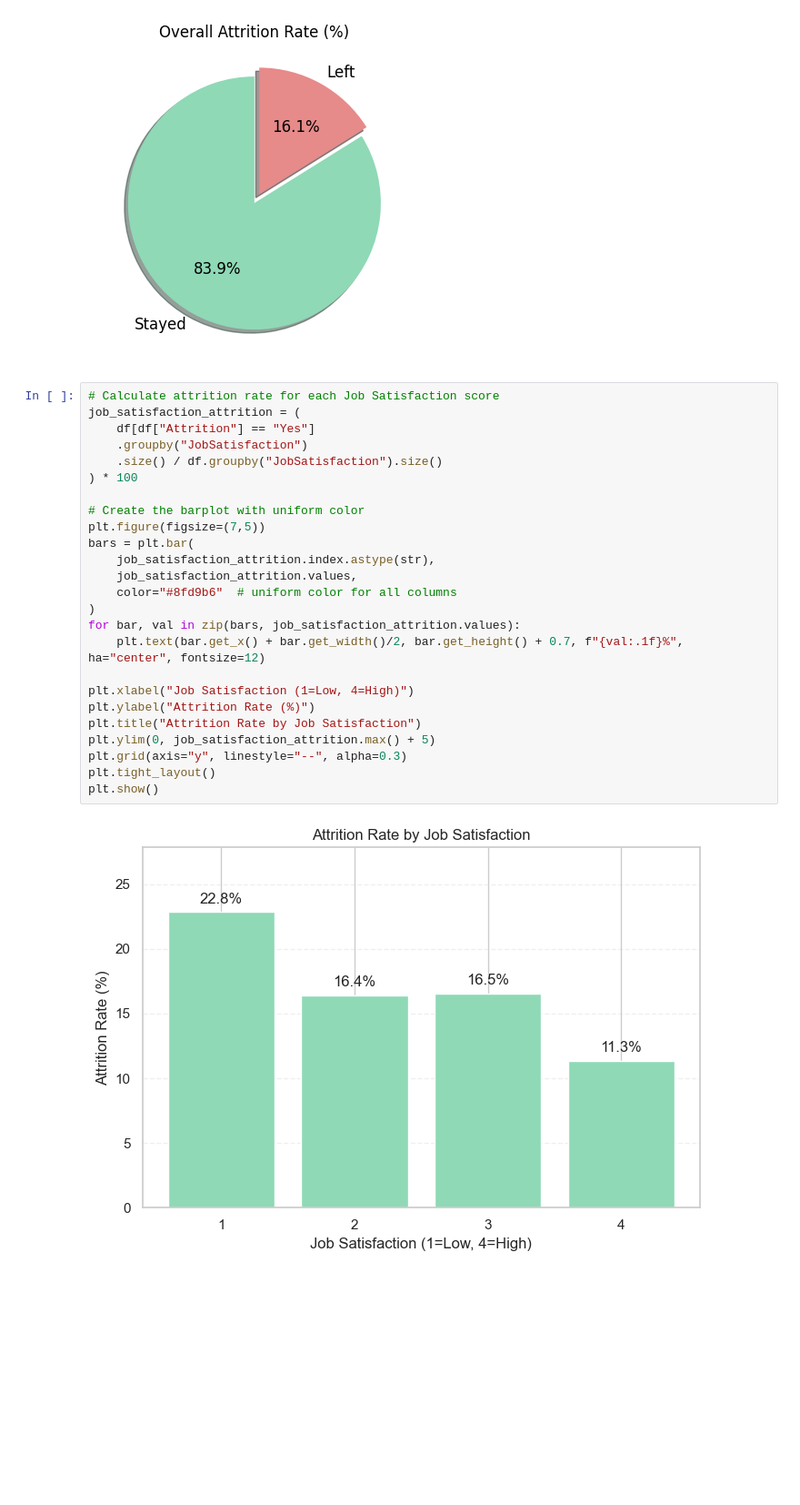
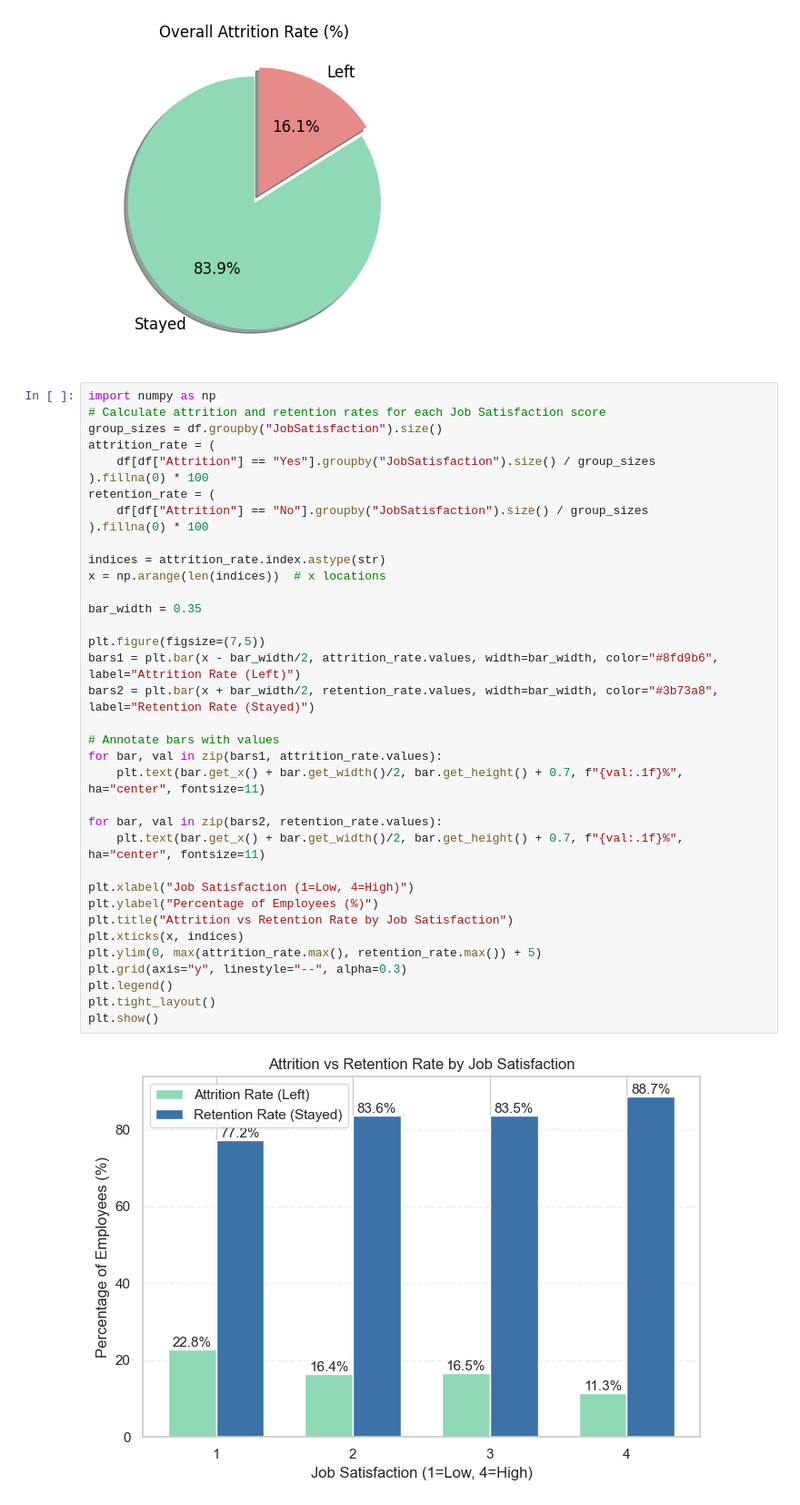
Before and after one commit to kerenberdugo/FINAL-PROJECT-17.11, a Jupyter notebook: HRDB_DATA.IPYNB, the cells around one changed output. Shown at 91% size. Saved outputs shown, nothing was run; the diff lists cells and outputs as text; blank space fills up the shorter version.

Commit message:
barplot visualization

```diff
--- a/HRDB_DATA.IPYNB
+++ b/HRDB_DATA.IPYNB
@@ -222,29 +222,40 @@ plt.show()
 [figure]
 [figure]
 # %%
-# Calculate attrition rate for each Job Satisfaction score
-job_satisfaction_attrition = (
-    df[df["Attrition"] == "Yes"]
-    .groupby("JobSatisfaction")
-    .size() / df.groupby("JobSatisfaction").size()
-) * 100
+import numpy as np
+# Calculate attrition and retention rates for each Job Satisfaction score
+group_sizes = df.groupby("JobSatisfaction").size()
+attrition_rate = (
+    df[df["Attrition"] == "Yes"].groupby("JobSatisfaction").size() / group_sizes
+).fillna(0) * 100
+retention_rate = (
+    df[df["Attrition"] == "No"].groupby("JobSatisfaction").size() / group_sizes
+).fillna(0) * 100
 
-# Create the barplot with uniform color
+indices = attrition_rate.index.astype(str)
+x = np.arange(len(indices))  # x locations
+
+bar_width = 0.35
+
 plt.figure(figsize=(7,5))
-bars = plt.bar(
-    job_satisfaction_attrition.index.astype(str),
-    job_satisfaction_attrition.values,
-    color="#8fd9b6"  # uniform color for all columns
-)
-for bar, val in zip(bars, job_satisfaction_attrition.values):
-    plt.text(bar.get_x() + bar.get_width()/2, bar.get_height() + 0.7, f"{val:.1f}%", ha="center", fontsize=12)
+bars1 = plt.bar(x - bar_width/2, attrition_rate.values, width=bar_width, color="#8fd9b6", label="Attrition Rate (Left)")
+bars2 = plt.bar(x + bar_width/2, retention_rate.values, width=bar_width, color="#3b73a8", label="Retention Rate (Stayed)")
+
+# Annotate bars with values
+for bar, val in zip(bars1, attrition_rate.values):
+    plt.text(bar.get_x() + bar.get_width()/2, bar.get_height() + 0.7, f"{val:.1f}%", ha="center", fontsize=11)
+
+for bar, val in zip(bars2, retention_rate.values):
+    plt.text(bar.get_x() + bar.get_width()/2, bar.get_height() + 0.7, f"{val:.1f}%", ha="center", fontsize=11)
 
 plt.xlabel("Job Satisfaction (1=Low, 4=High)")
-plt.ylabel("Attrition Rate (%)")
-plt.title("Attrition Rate by Job Satisfaction")
-plt.ylim(0, job_satisfaction_attrition.max() + 5)
+plt.ylabel("Percentage of Employees (%)")
+plt.title("Attrition vs Retention Rate by Job Satisfaction")
+plt.xticks(x, indices)
+plt.ylim(0, max(attrition_rate.max(), retention_rate.max()) + 5)
 plt.grid(axis="y", linestyle="--", alpha=0.3)
+plt.legend()
 plt.tight_layout()
 plt.show()
 # %% [output]
-[figure, old version]
+[figure, new version]
```
Also changed, not shown: 3 other files.
